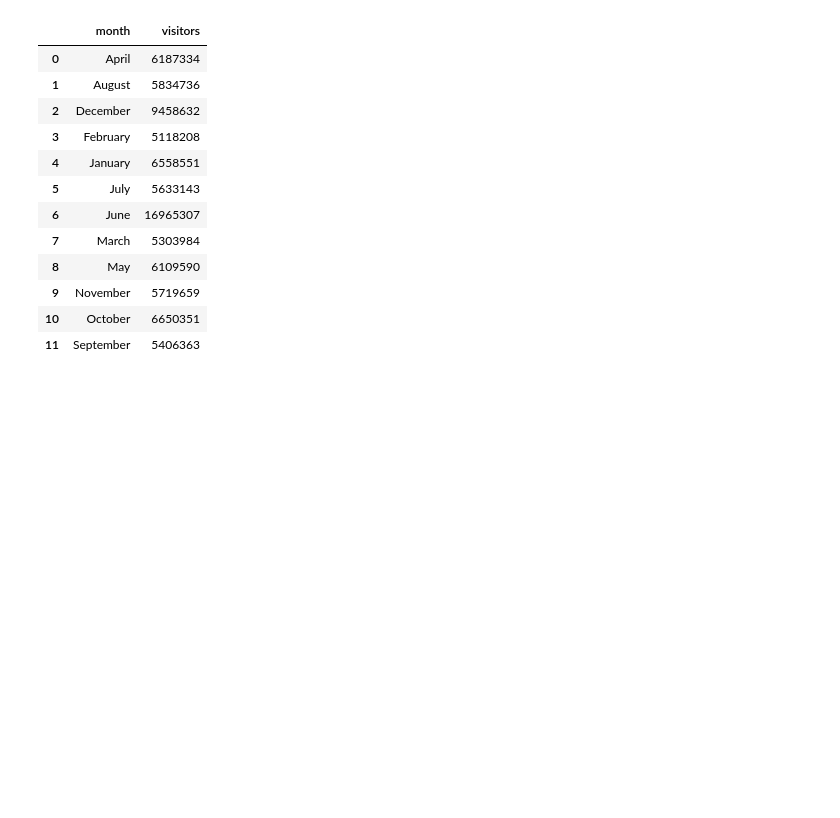
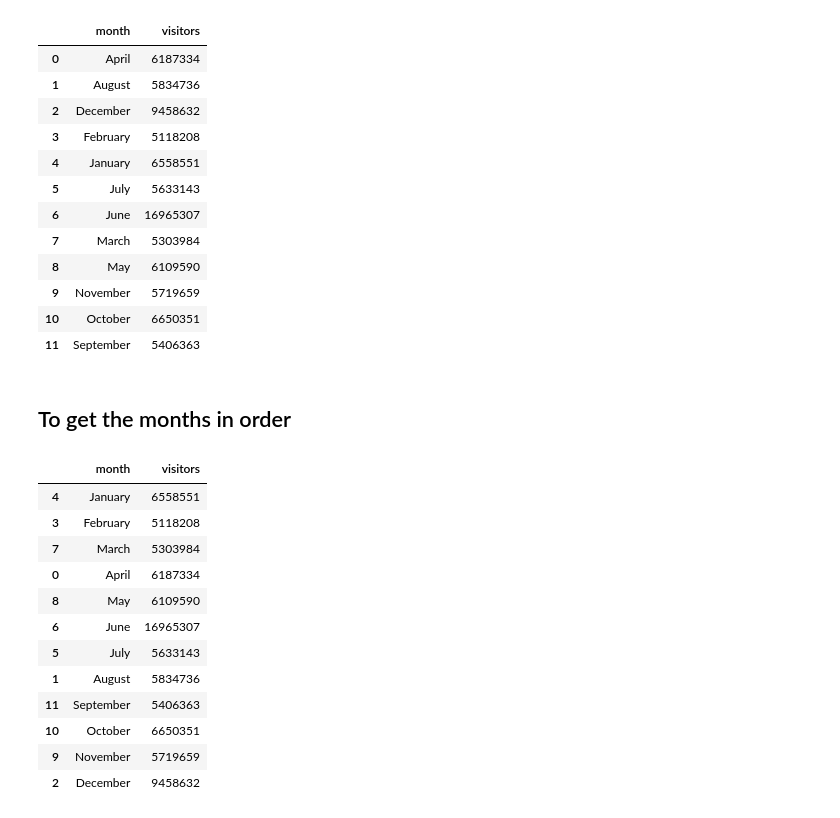
Before and after one commit to sourabhms66/Tourism_Revenue, a Jupyter notebook: codes.ipynb, the cells around one changed output. Drawn from its saved outputs; the diff is of its cells as text; code cells hidden in the pictures; blank space fills up the shorter version.

```diff
--- a/codes.ipynb
+++ b/codes.ipynb
@@ -613,0 +616,2 @@ hyderabad.groupby('month')['visitors'].sum().reset_index()
+# %% [markdown]
+## To get the months in order
@@ -613,0 +627,16 @@ hyderabad.groupby('month')['visitors'].sum().reset_index()
+# %%
+hyderabad_pick_low
+# %% [output]
+|  | month | visitors |
+| 4 | January | 6558551 |
+| 3 | February | 5118208 |
+| 7 | March | 5303984 |
+| 0 | April | 6187334 |
+| 8 | May | 6109590 |
+| 6 | June | 16965307 |
+| 5 | July | 5633143 |
+| 1 | August | 5834736 |
+| 11 | September | 5406363 |
+| 10 | October | 6650351 |
+| 9 | November | 5719659 |
+| 2 | December | 9458632 |
```
Also changed, not shown: parts of 3 cells of this notebook.
